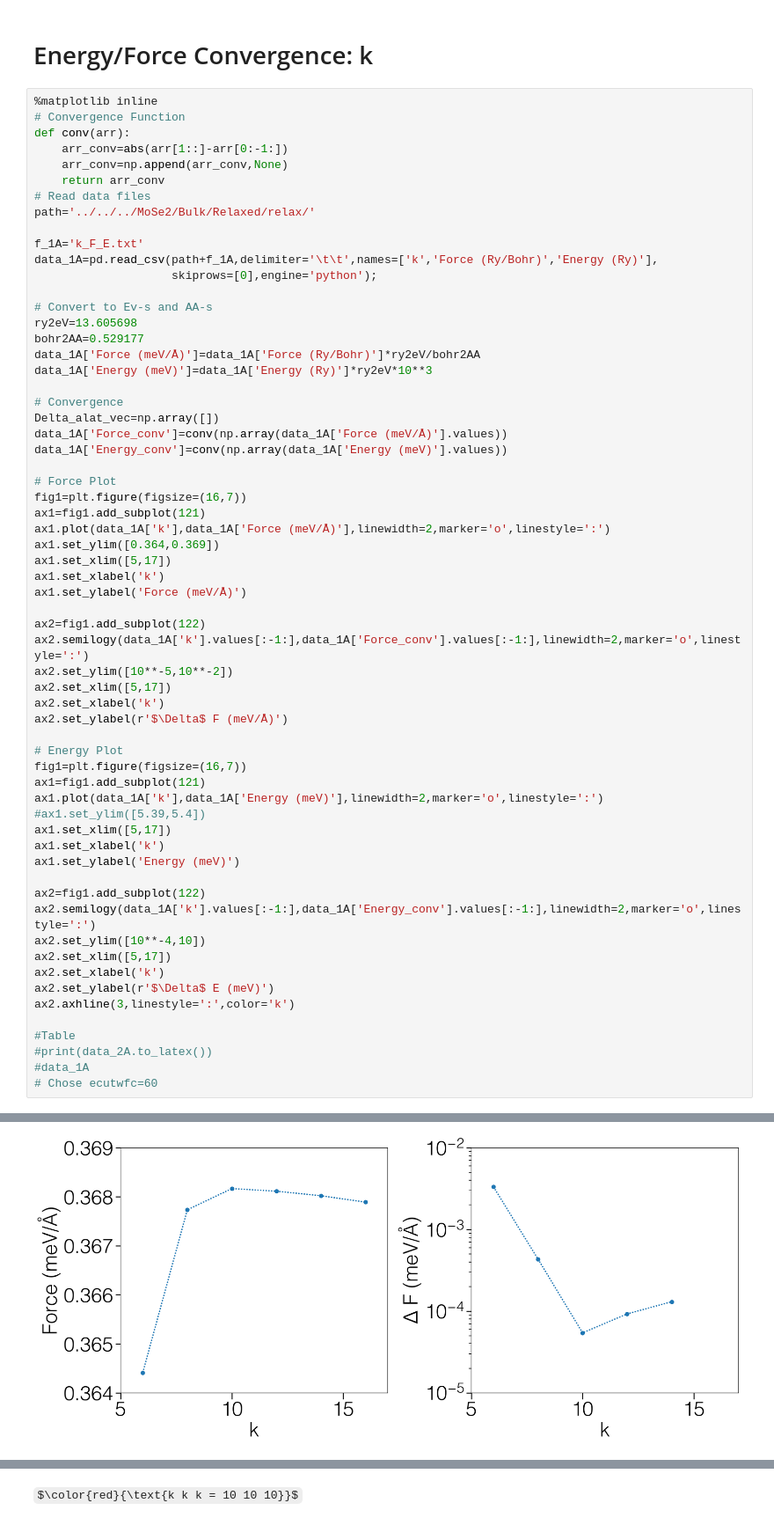
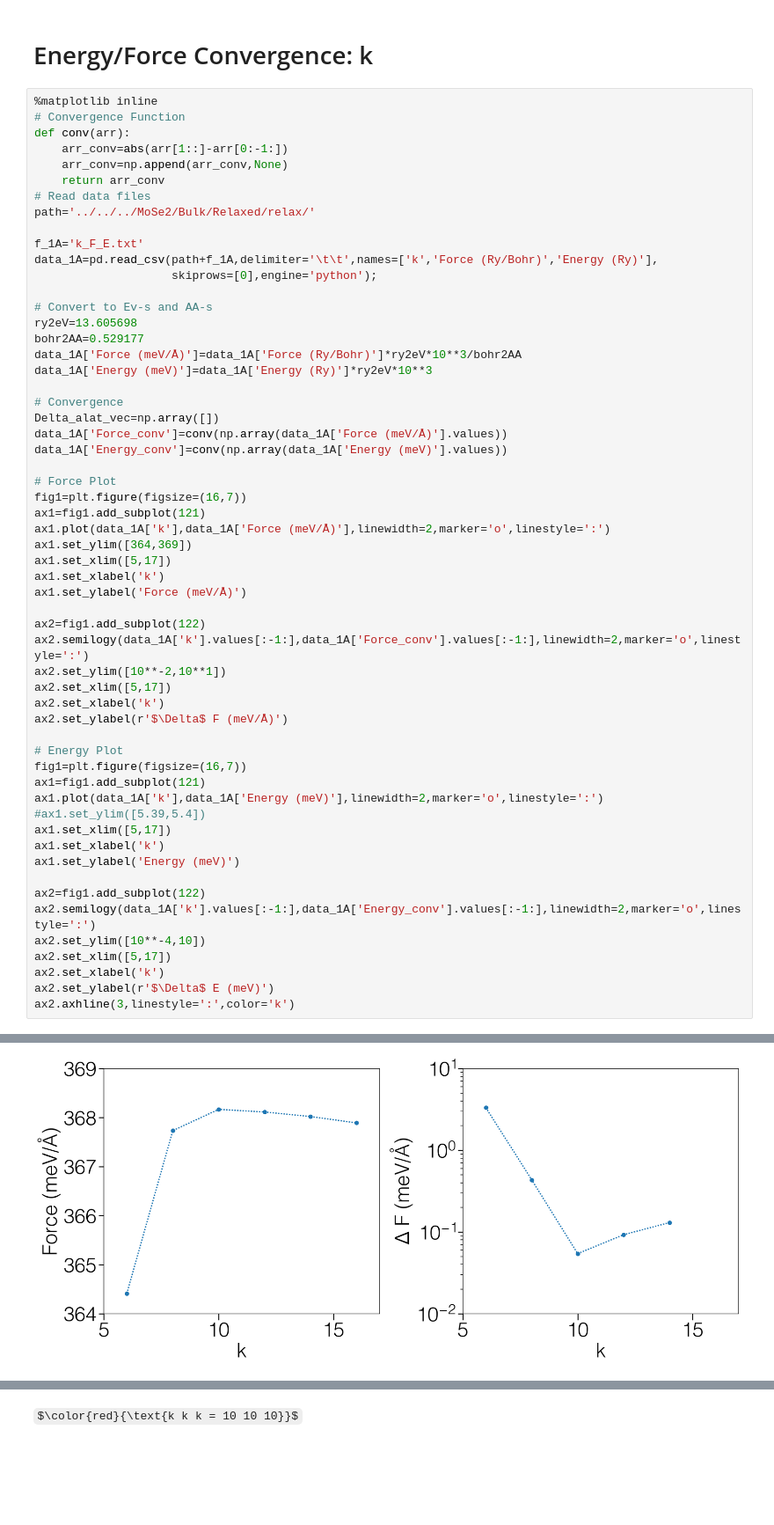
Before and after one commit to jencomen/MSE5720_FR, a Jupyter notebook: MoSe2/MoSe2-Bulk-Relax.ipynb, the cells around one changed output, grey strips where cells are left out. Shown at 88% size. Saved outputs shown, nothing was run; the diff lists cells and outputs as text; some formulas as TeX source; blank space fills up the shorter version.

```diff
--- a/MoSe2/MoSe2-Bulk-Relax.ipynb
+++ b/MoSe2/MoSe2-Bulk-Relax.ipynb
@@ -139,7 +134,7 @@ data_1A=pd.read_csv(path+f_1A,delimiter='\t\t',names=['k','Force (Ry/Bohr)','Ene
 # Convert to Ev-s and AA-s
 ry2eV=13.605698
 bohr2AA=0.529177
-data_1A['Force (meV/Å)']=data_1A['Force (Ry/Bohr)']*ry2eV/bohr2AA
+data_1A['Force (meV/Å)']=data_1A['Force (Ry/Bohr)']*ry2eV*10**3/bohr2AA
 data_1A['Energy (meV)']=data_1A['Energy (Ry)']*ry2eV*10**3
 
 # Convergence
@@ -151,42 +146,37 @@ data_1A['Energy_conv']=conv(np.array(data_1A['Energy (meV)'].values))
 fig1=plt.figure(figsize=(16,7))
 ax1=fig1.add_subplot(121)
 ax1.plot(data_1A['k'],data_1A['Force (meV/Å)'],linewidth=2,marker='o',linestyle=':')
-ax1.set_ylim([0.364,0.369])
+ax1.set_ylim([364,369])
 ax1.set_xlim([5,17])
 ax1.set_xlabel('k')
 ax1.set_ylabel('Force (meV/Å)')
 
 ax2=fig1.add_subplot(122)
 ax2.semilogy(data_1A['k'].values[:-1:],data_1A['Force_conv'].values[:-1:],linewidth=2,marker='o',linestyle=':')
-ax2.set_ylim([10**-5,10**-2])
+ax2.set_ylim([10**-2,10**1])
 ax2.set_xlim([5,17])
 ax2.set_xlabel('k')
 ax2.set_ylabel(r'$\Delta$ F (meV/Å)')
 
 # Energy Plot
 fig1=plt.figure(figsize=(16,7))
 ax1=fig1.add_subplot(121)
 ax1.plot(data_1A['k'],data_1A['Energy (meV)'],linewidth=2,marker='o',linestyle=':')
 #ax1.set_ylim([5.39,5.4])
 ax1.set_xlim([5,17])
 ax1.set_xlabel('k')
 ax1.set_ylabel('Energy (meV)')
 
 ax2=fig1.add_subplot(122)
 ax2.semilogy(data_1A['k'].values[:-1:],data_1A['Energy_conv'].values[:-1:],linewidth=2,marker='o',linestyle=':')
 ax2.set_ylim([10**-4,10])
 ax2.set_xlim([5,17])
 ax2.set_xlabel('k')
 ax2.set_ylabel(r'$\Delta$ E (meV)')
 ax2.axhline(3,linestyle=':',color='k')
-
-#Table
-#print(data_2A.to_latex())
-#data_1A
-# Chose ecutwfc=60
 # %% [output]
 <matplotlib.lines.Line2D at 0x...>
-[figure, old version]
+[figure, new version]
 [figure]
 # %% [markdown]
 $\color{red}{\text{k k k = 10 10 10}}$
```
Also changed, not shown: parts of 12 cells of this notebook.
